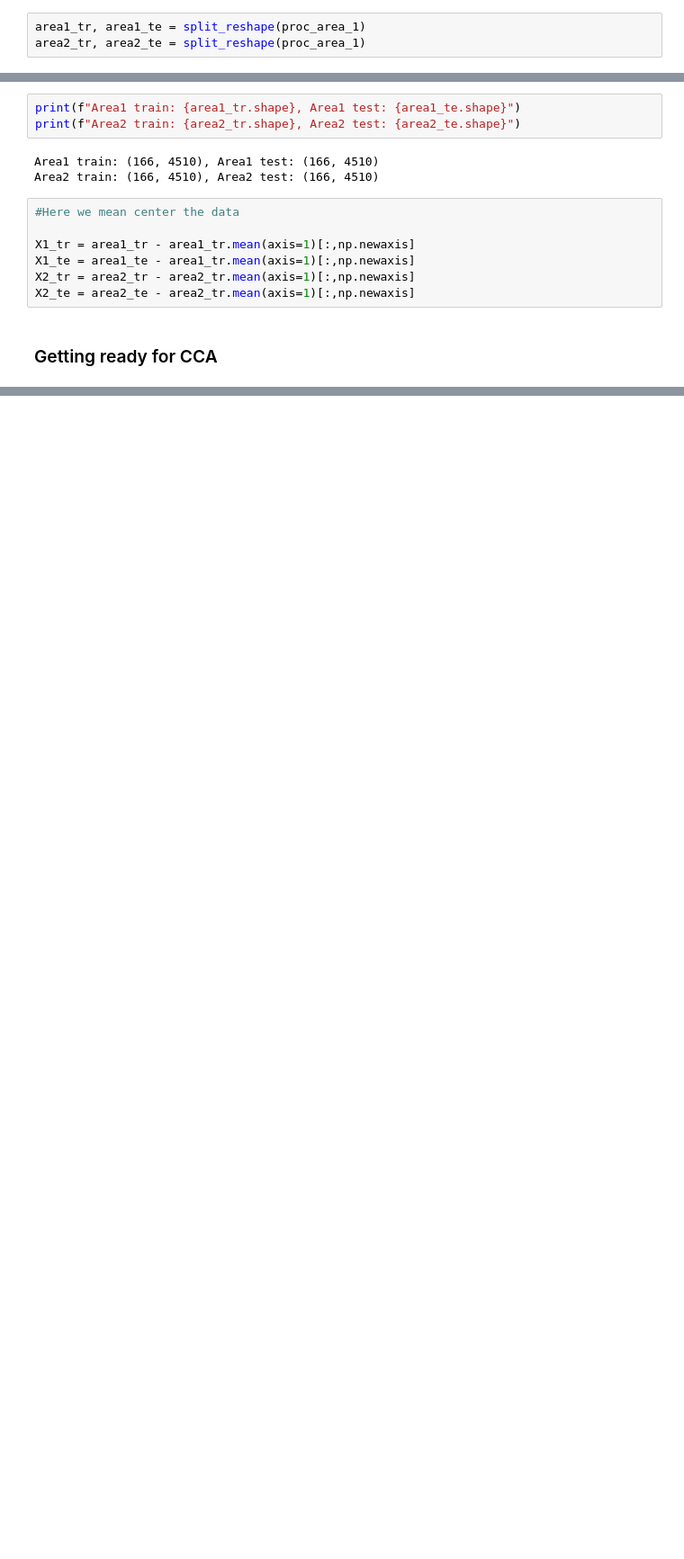
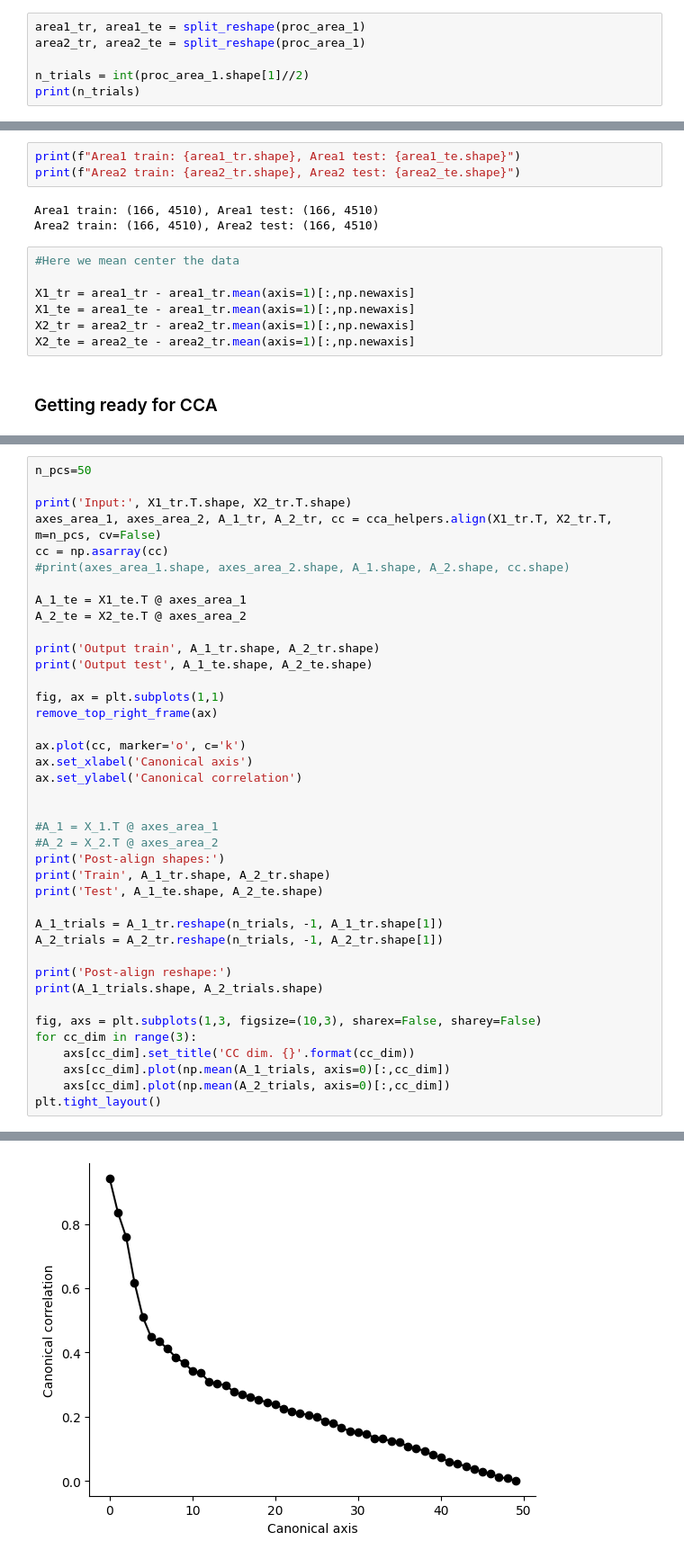
Before and after one commit to abisi/comm-project, a Jupyter notebook: code/Clean_pipeline.ipynb, the cells around one changed output, grey strips where cells are left out. Shown at 90% size. Drawn from its saved outputs; the diff is of its cells as text; blank space fills up the shorter version.

Commit message:
fixed align and dims

```diff
--- a/code/Clean_pipeline.ipynb
+++ b/code/Clean_pipeline.ipynb
@@ -53,3 +55,6 @@ print(proc_area_2.shape)
 # %%
 area1_tr, area1_te = split_reshape(proc_area_1)
 area2_tr, area2_te = split_reshape(proc_area_1)
+
+n_trials = int(proc_area_1.shape[1]//2)
+print(n_trials)
@@ -95,2 +104,41 @@ keep_pcs = max(np.argmin(np.abs(np.cumsum(pca1.explained_variance_ratio_)-0.9)),
 # %%
+n_pcs=50
+
+print('Input:', X1_tr.T.shape, X2_tr.T.shape)
+axes_area_1, axes_area_2, A_1_tr, A_2_tr, cc = cca_helpers.align(X1_tr.T, X2_tr.T, m=n_pcs, cv=False)
+cc = np.asarray(cc)
+#print(axes_area_1.shape, axes_area_2.shape, A_1.shape, A_2.shape, cc.shape)
+
+A_1_te = X1_te.T @ axes_area_1
+A_2_te = X2_te.T @ axes_area_2
+
+print('Output train', A_1_tr.shape, A_2_tr.shape)
+print('Output test', A_1_te.shape, A_2_te.shape)
+
+fig, ax = plt.subplots(1,1)
+remove_top_right_frame(ax)
+
+ax.plot(cc, marker='o', c='k')
+ax.set_xlabel('Canonical axis')
+ax.set_ylabel('Canonical correlation')
+
+
+#A_1 = X_1.T @ axes_area_1
+#A_2 = X_2.T @ axes_area_2
+print('Post-align shapes:')
+print('Train', A_1_tr.shape, A_2_tr.shape)
+print('Test', A_1_te.shape, A_2_te.shape)
+
+A_1_trials = A_1_tr.reshape(n_trials, -1, A_1_tr.shape[1])
+A_2_trials = A_2_tr.reshape(n_trials, -1, A_2_tr.shape[1])
+
+print('Post-align reshape:')
+print(A_1_trials.shape, A_2_trials.shape)
+
+fig, axs = plt.subplots(1,3, figsize=(10,3), sharex=False, sharey=False)
+for cc_dim in range(3):
+    axs[cc_dim].set_title('CC dim. {}'.format(cc_dim))
+    axs[cc_dim].plot(np.mean(A_1_trials, axis=0)[:,cc_dim])
+    axs[cc_dim].plot(np.mean(A_2_trials, axis=0)[:,cc_dim])
+plt.tight_layout()
 # %% [output]
@@ -97,0 +153 @@ keep_pcs = max(np.argmin(np.abs(np.cumsum(pca1.explained_variance_ratio_)-0.9)),
+[figure, added]
```
Also changed, not shown: parts of 8 cells of this notebook, 1 other file.
